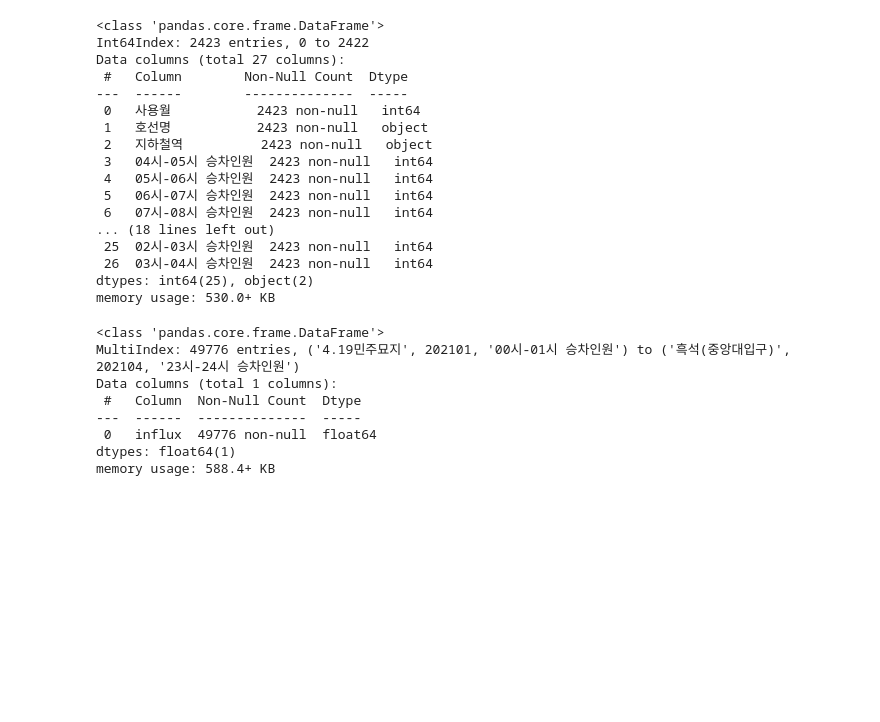
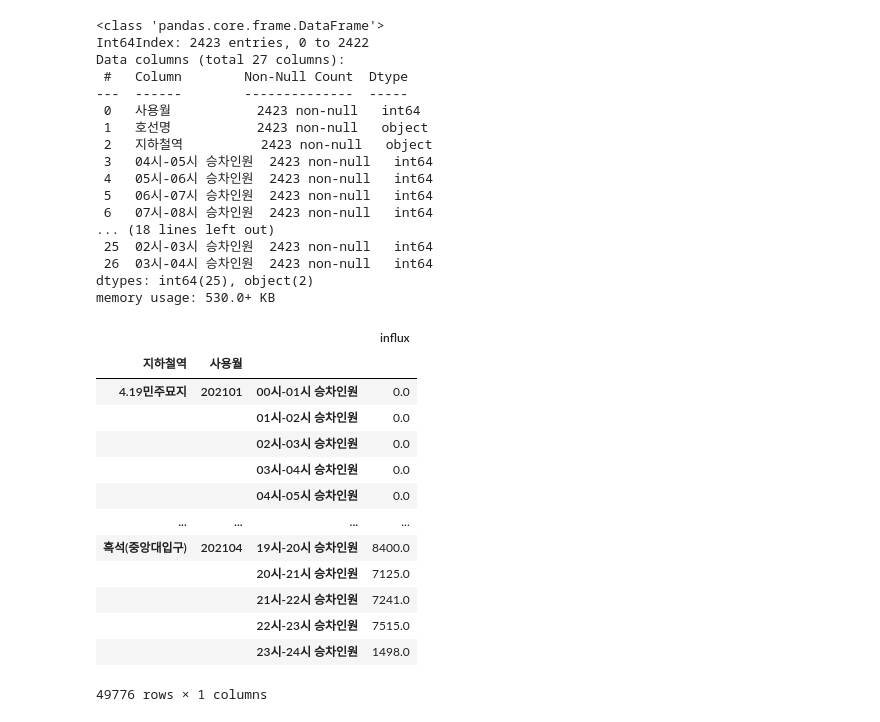
Before and after one commit to cwoong2park/UrbanDataTutorial, a Jupyter notebook: Final_Proj.ipynb, the cells around one changed output. Cells and saved outputs as stored; diff of their text form; code cells hidden in the pictures; blank space fills up the shorter version.

```diff
--- a/Final_Proj.ipynb
+++ b/Final_Proj.ipynb
@@ -52,18 +53,22 @@ Data columns (total 27 columns):
 dtypes: int64(25), object(2)
 memory usage: 530.0+ KB
 # %%
-#in_pivot = in_df.pivot(index = ['지하철역'], columns = '사용월' )
+# Create pivot table dataframe
 in_pivot = pd.pivot_table(in_df, index = ['지하철역', '사용월'])
-#print(in_pivot)
-test = in_pivot.stack()
-in_pivot_df = test.to_frame('influx')
-in_pivot_df.info()
+in_pivot_df = in_pivot.stack().to_frame('influx')
+in_pivot_df
 # %% [output]
+|  |  |  | influx |
+| 지하철역 | 사용월 |  |  |
+| 4.19민주묘지 | 202101 | 00시-01시 승차인원 | 0.0 |
+|  |  | 01시-02시 승차인원 | 0.0 |
+|  |  | 02시-03시 승차인원 | 0.0 |
+|  |  | 03시-04시 승차인원 | 0.0 |
+|  |  | 04시-05시 승차인원 | 0.0 |
+| ... | ... | ... | ... |
+| 흑석(중앙대입구) | 202104 | 19시-20시 승차인원 | 8400.0 |
+|  |  | 20시-21시 승차인원 | 7125.0 |
+|  |  | 21시-22시 승차인원 | 7241.0 |
+|  |  | 22시-23시 승차인원 | 7515.0 |
+|  |  | 23시-24시 승차인원 | 1498.0 |
-<class 'pandas.core.frame.DataFrame'>
-MultiIndex: 49776 entries, ('4.19민주묘지', 202101, '00시-01시 승차인원') to ('흑석(중앙대입구)', 202104, '23시-24시 승차인원')
-Data columns (total 1 columns):
- #   Column  Non-Null Count  Dtype
----  ------  --------------  -----
- 0   influx  49776 non-null  float64
-dtypes: float64(1)
-memory usage: 588.4+ KB
+49776 rows × 1 columns
```
Also changed, not shown: parts of 14 cells of this notebook.
